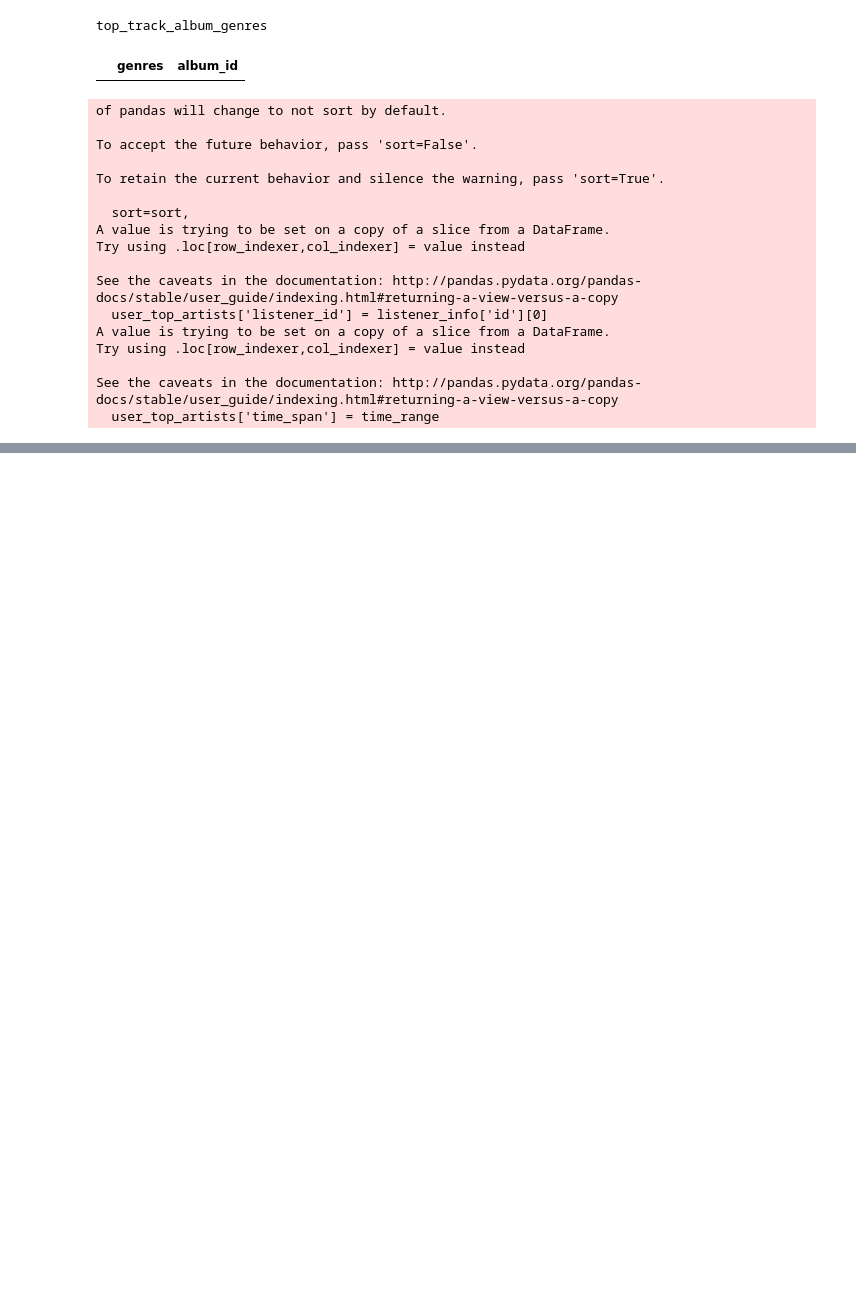
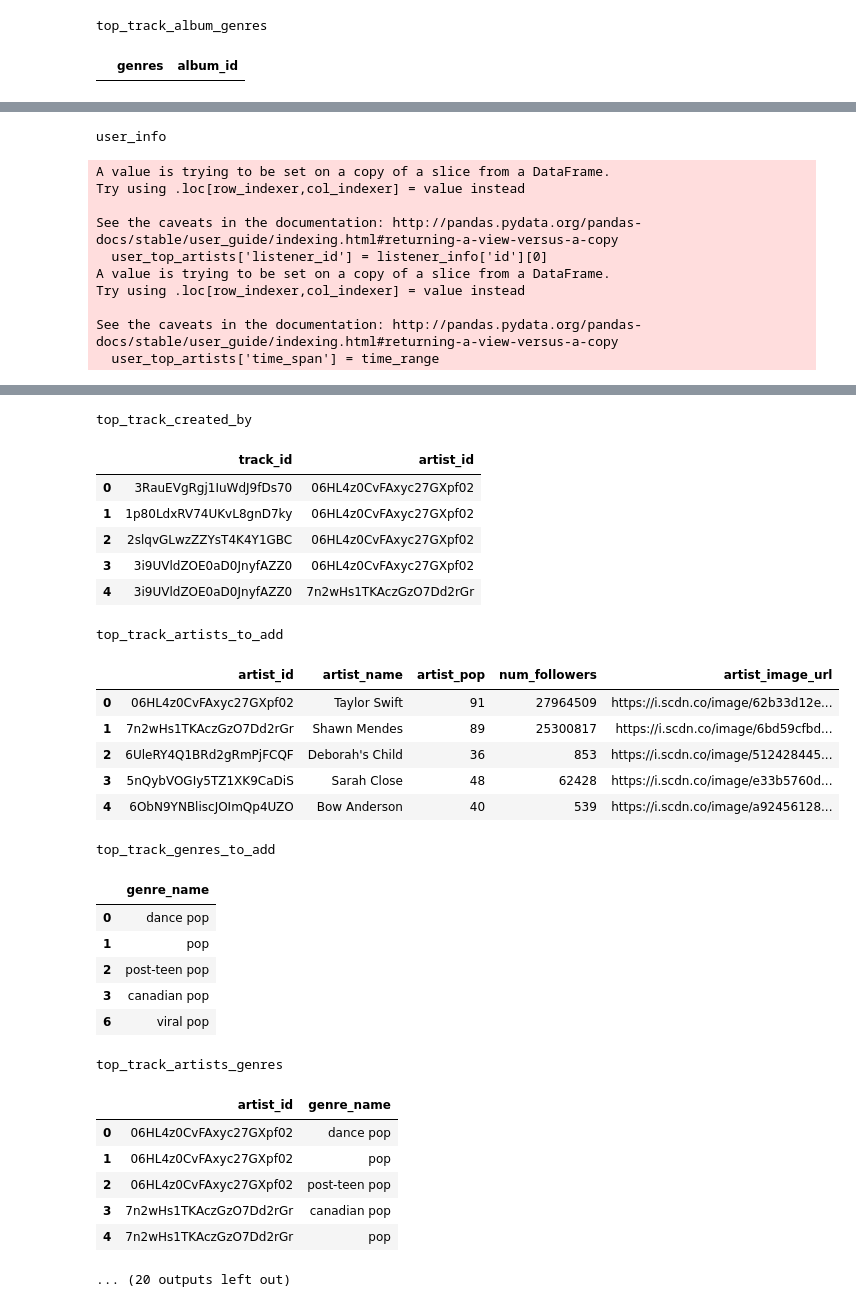
Before and after one commit to CS-316-Group/Project, a Jupyter notebook: notebooks/Spotify Data Cleaning Example.ipynb, the cells around one changed output, grey strips where cells are left out. Cells and saved outputs as stored; diff of their text form; code cells hidden in the pictures; blank space fills up the shorter version.

```diff
--- a/notebooks/Spotify Data Cleaning Example.ipynb
+++ b/notebooks/Spotify Data Cleaning Example.ipynb
@@ -190,23 +190,10 @@ genres_to_add
 |  | genres |
 top_track_album_genres
 |  | genres | album_id |
-# %%
-all_data = clean_all_data(new_user)
-# %% [output]
-of pandas will change to not sort by default.
-
-To accept the future behavior, pass 'sort=False'.
-
-To retain the current behavior and silence the warning, pass 'sort=True'.
-
-  sort=sort,
-A value is trying to be set on a copy of a slice from a DataFrame.
-Try using .loc[row_indexer,col_indexer] = value instead
-
-See the caveats in the documentation: http://pandas.pydata.org/pandas-docs/stable/user_guide/indexing.html#returning-a-view-versus-a-copy
-  user_top_artists['listener_id'] = listener_info['id'][0]
-A value is trying to be set on a copy of a slice from a DataFrame.
-Try using .loc[row_indexer,col_indexer] = value instead
-
-See the caveats in the documentation: http://pandas.pydata.org/pandas-docs/stable/user_guide/indexing.html#returning-a-view-versus-a-copy
-  user_top_artists['time_span'] = time_range
+# %%
+all_data = clean_all_data(new_user, [1,2,3,4,5])
+
+for df_name, df in all_data.items():
+    print(df_name)
+    display(df.head())
+# %% [output]
@@ -212,0 +207,11 @@ See the caveats in the documentation: http://pandas.pydata.org/pandas-docs/stabl
+user_info
+A value is trying to be set on a copy of a slice from a DataFrame.
+Try using .loc[row_indexer,col_indexer] = value instead
+
+See the caveats in the documentation: http://pandas.pydata.org/pandas-docs/stable/user_guide/indexing.html#returning-a-view-versus-a-copy
+  user_top_artists['listener_id'] = listener_info['id'][0]
+A value is trying to be set on a copy of a slice from a DataFrame.
+Try using .loc[row_indexer,col_indexer] = value instead
+
+See the caveats in the documentation: http://pandas.pydata.org/pandas-docs/stable/user_guide/indexing.html#returning-a-view-versus-a-copy
+  user_top_artists['time_span'] = time_range
@@ -212,0 +220,29 @@ See the caveats in the documentation: http://pandas.pydata.org/pandas-docs/stabl
+top_track_created_by
+|  | track_id | artist_id |
+| 0 | 3RauEVgRgj1IuWdJ9fDs70 | 06HL4z0CvFAxyc27GXpf02 |
+| 1 | 1p80LdxRV74UKvL8gnD7ky | 06HL4z0CvFAxyc27GXpf02 |
+| 2 | 2slqvGLwzZZYsT4K4Y1GBC | 06HL4z0CvFAxyc27GXpf02 |
+| 3 | 3i9UVldZOE0aD0JnyfAZZ0 | 06HL4z0CvFAxyc27GXpf02 |
+| 4 | 3i9UVldZOE0aD0JnyfAZZ0 | 7n2wHs1TKAczGzO7Dd2rGr |
+top_track_artists_to_add
+|  | artist_id | artist_name | artist_pop | num_followers | artist_image_url |
+| 0 | 06HL4z0CvFAxyc27GXpf02 | Taylor Swift | 91 | 27964509 | https://i.scdn.co/image/62b33d12e... |
+| 1 | 7n2wHs1TKAczGzO7Dd2rGr | Shawn Mendes | 89 | 25300817 | https://i.scdn.co/image/6bd59cfbd... |
+| 2 | 6UleRY4Q1BRd2gRmPjFCQF | Deborah's Child | 36 | 853 | https://i.scdn.co/image/512428445... |
+| 3 | 5nQybVOGIy5TZ1XK9CaDiS | Sarah Close | 48 | 62428 | https://i.scdn.co/image/e33b5760d... |
+| 4 | 6ObN9YNBliscJOImQp4UZO | Bow Anderson | 40 | 539 | https://i.scdn.co/image/a92456128... |
+top_track_genres_to_add
+|  | genre_name |
+| 0 | dance pop |
+| 1 | pop |
+| 2 | post-teen pop |
+| 3 | canadian pop |
+| 6 | viral pop |
+top_track_artists_genres
+|  | artist_id | genre_name |
+| 0 | 06HL4z0CvFAxyc27GXpf02 | dance pop |
+| 1 | 06HL4z0CvFAxyc27GXpf02 | pop |
+| 2 | 06HL4z0CvFAxyc27GXpf02 | post-teen pop |
+| 3 | 7n2wHs1TKAczGzO7Dd2rGr | canadian pop |
+| 4 | 7n2wHs1TKAczGzO7Dd2rGr | pop |
+... (20 outputs left out)
```
Also changed, not shown: parts of 6 cells of this notebook, 12 other files.
